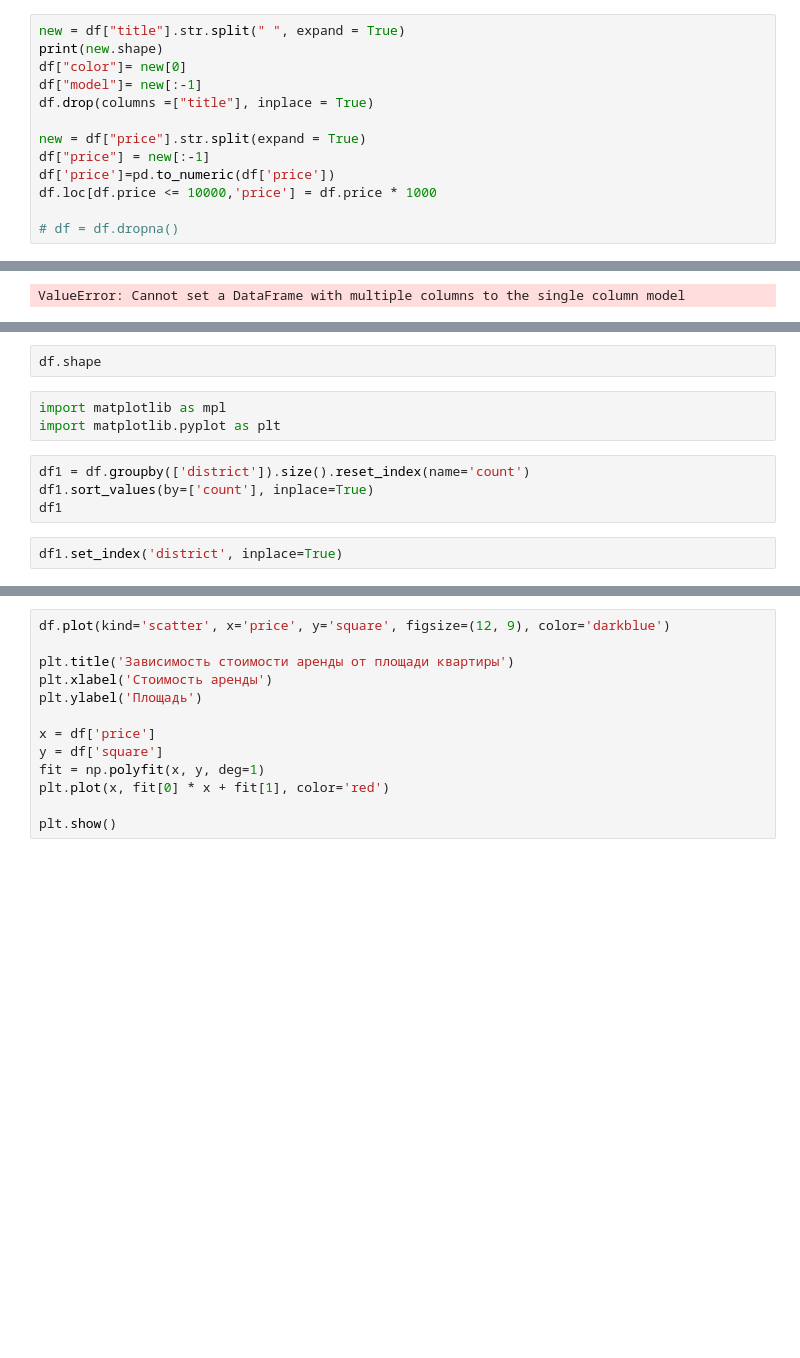
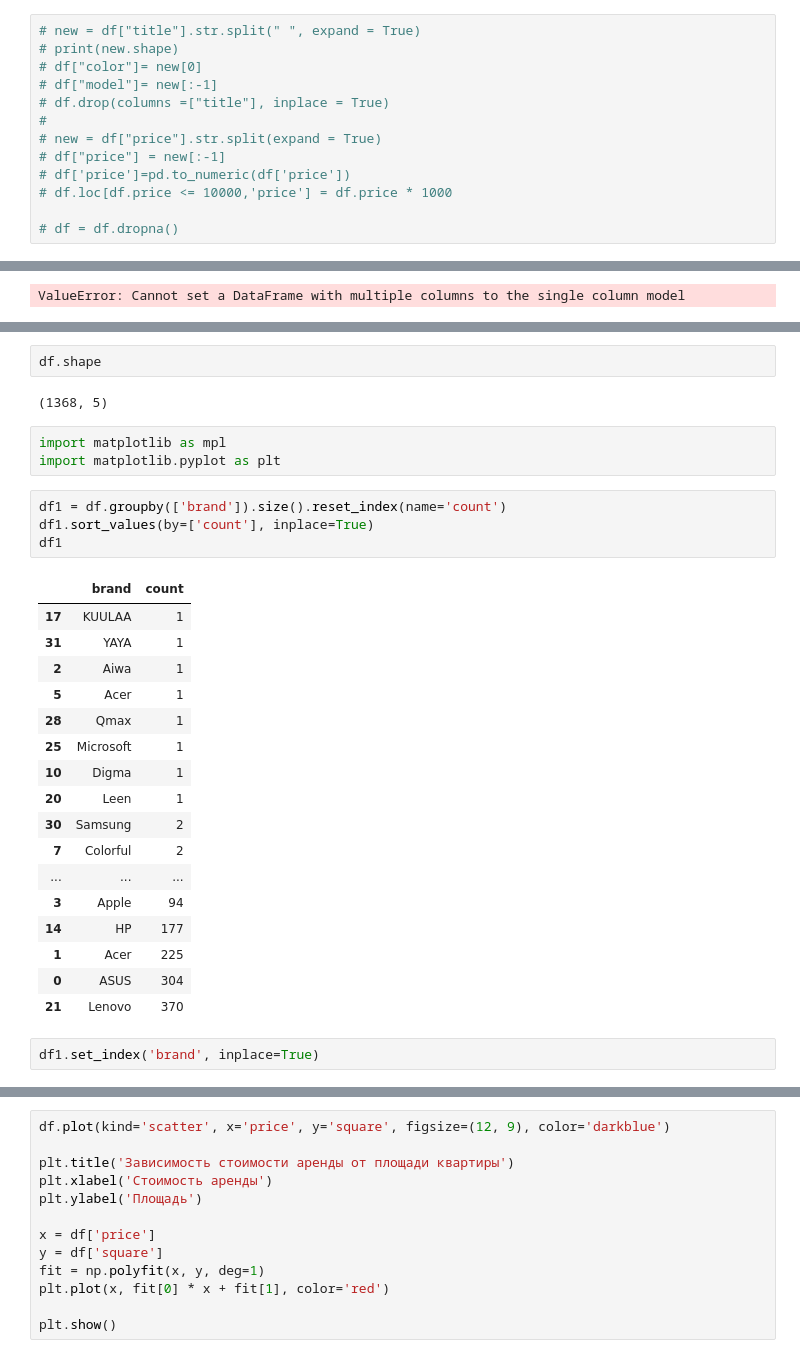
Before and after one commit to BMukhtar/KBot, a Jupyter notebook: kaspi.ipynb, the cells around one changed output, grey strips where cells are left out. Drawn from its saved outputs; the diff is of its cells as text; blank space fills up the shorter version.

Commit message:
Added brand count statistics

```diff
--- a/kaspi.ipynb
+++ b/kaspi.ipynb
@@ -154,14 +146,14 @@ print(new.iloc[:, [1, 2, -1]].head())
 # %%
-new = df["title"].str.split(" ", expand = True)
-print(new.shape)
-df["color"]= new[0]
-df["model"]= new[:-1]
-df.drop(columns =["title"], inplace = True)
-
-new = df["price"].str.split(expand = True)
-df["price"] = new[:-1]
-df['price']=pd.to_numeric(df['price'])
-df.loc[df.price <= 10000,'price'] = df.price * 1000
+# new = df["title"].str.split(" ", expand = True)
+# print(new.shape)
+# df["color"]= new[0]
+# df["model"]= new[:-1]
+# df.drop(columns =["title"], inplace = True)
+#
+# new = df["price"].str.split(expand = True)
+# df["price"] = new[:-1]
+# df['price']=pd.to_numeric(df['price'])
+# df.loc[df.price <= 10000,'price'] = df.price * 1000
 
 # df = df.dropna()
 # %% [output]
@@ -172,14 +171,34 @@ df.head()
 # %%
 df.shape
+# %% [output]
+(1368, 5)
 # %%
 import matplotlib as mpl
 import matplotlib.pyplot as plt
 # %%
-df1 = df.groupby(['district']).size().reset_index(name='count')
+df1 = df.groupby(['brand']).size().reset_index(name='count')
 df1.sort_values(by=['count'], inplace=True)
 df1
+# %% [output]
+|  | brand | count |
+| 17 | KUULAA | 1 |
+| 31 | YAYA | 1 |
+| 2 | Aiwa | 1 |
+| 5 | Aсer | 1 |
+| 28 | Qmax | 1 |
+| 25 | Microsoft | 1 |
+| 10 | Digma | 1 |
+| 20 | Leen | 1 |
+| 30 | Samsung | 2 |
+| 7 | Colorful | 2 |
+| ... | ... | ... |
+| 3 | Apple | 94 |
+| 14 | HP | 177 |
+| 1 | Acer | 225 |
+| 0 | ASUS | 304 |
+| 21 | Lenovo | 370 |
 # %%
-df1.set_index('district', inplace=True)
+df1.set_index('brand', inplace=True)
 # %%
 df1.plot(kind='barh',
              stacked=False,
```
Also changed, not shown: parts of 4 cells of this notebook, 1 other file.
